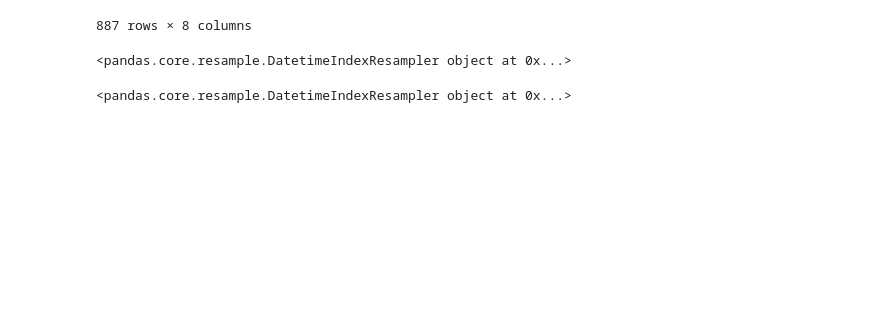
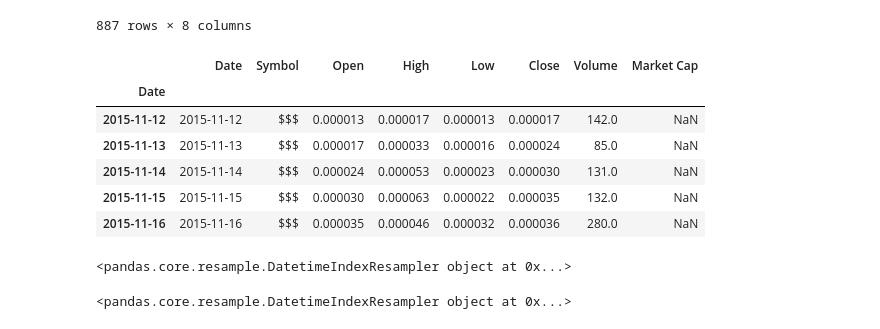
Before and after one commit to samjdedes/time_series_analysis, a Jupyter notebook: notebooks/EDA.ipynb, the cells around one changed output. Saved outputs shown, nothing was run; the diff lists cells and outputs as text; code cells hidden in the pictures; blank space fills up the shorter version.

```diff
--- a/notebooks/EDA.ipynb
+++ b/notebooks/EDA.ipynb
@@ -315,6 +422,16 @@ meta_data.sort_values('ATL', ascending=False)
 887 rows × 8 columns
 # %%
 ts.set_index(pd.to_datetime(ts['Date']), drop=True, inplace=True)
+# %%
+ts.head()
+# %% [output]
+|  | Date | Symbol | Open | High | Low | Close | Volume | Market Cap |
+| Date |  |  |  |  |  |  |  |  |
+| 2015-11-12 | 2015-11-12 | $$$ | 0.000013 | 0.000017 | 0.000013 | 0.000017 | 142.0 | NaN |
+| 2015-11-13 | 2015-11-13 | $$$ | 0.000017 | 0.000033 | 0.000016 | 0.000024 | 85.0 | NaN |
+| 2015-11-14 | 2015-11-14 | $$$ | 0.000024 | 0.000053 | 0.000023 | 0.000030 | 131.0 | NaN |
+| 2015-11-15 | 2015-11-15 | $$$ | 0.000030 | 0.000063 | 0.000022 | 0.000035 | 132.0 | NaN |
+| 2015-11-16 | 2015-11-16 | $$$ | 0.000035 | 0.000046 | 0.000032 | 0.000036 | 280.0 | NaN |
 # %%
 ts.set_index(pd.to_datetime(ts['Date']), drop=True, inplace=True)
 # %%
```
Also changed, not shown: parts of 22 cells of this notebook.
